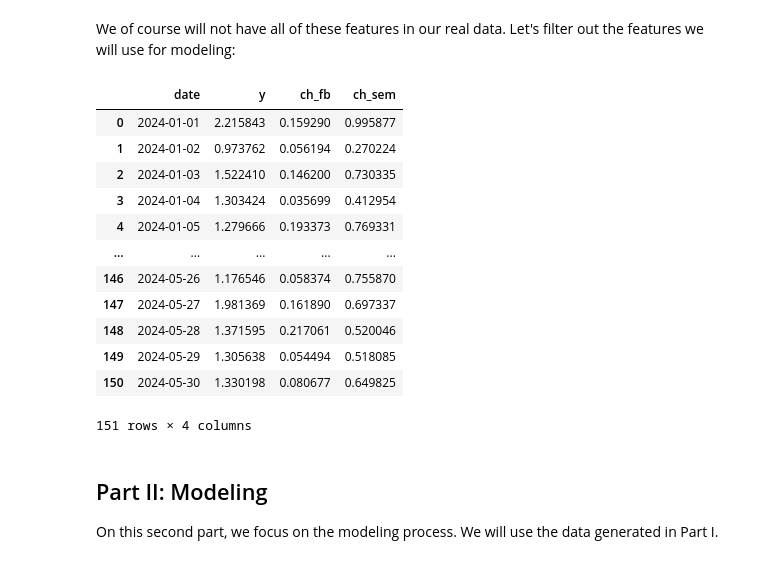
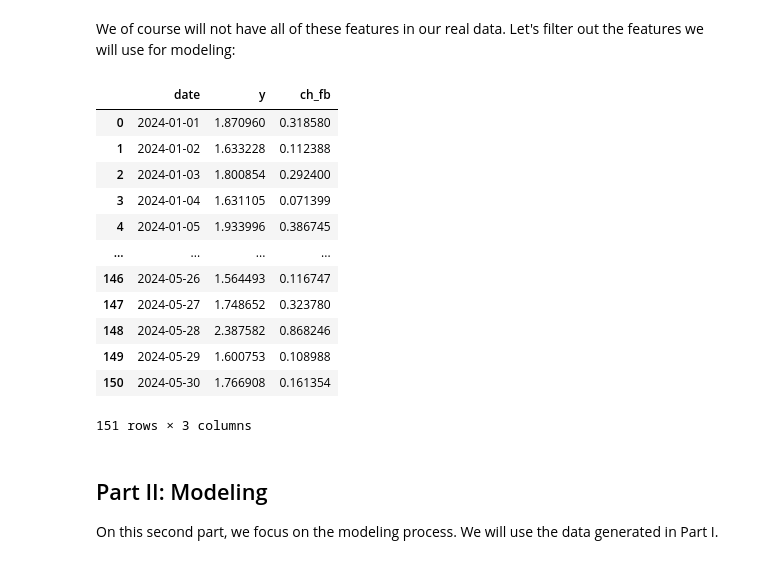
Before and after one commit to mkelk/mma_experiments, a Jupyter notebook: mmm/fbgoogle/03_mmm_example.ipynb, the cells around one changed output. Cells and saved outputs as stored; diff of their text form; code cells hidden in the pictures.

```diff
--- a/mmm/fbgoogle/03_mmm_example.ipynb
+++ b/mmm/fbgoogle/03_mmm_example.ipynb
@@ -79,23 +79,25 @@ true_values = {
 # %%
 # media spend data  Facebook
 ch_fb_rnd = rng.uniform(low=0.0, high=1.0, size=n)
-df["ch_fb"] = np.where(ch_fb_rnd > 0.9, ch_fb_rnd, ch_fb_rnd / 4)
+df["ch_fb"] = np.where(ch_fb_rnd > 0.8, ch_fb_rnd, ch_fb_rnd / 2)
 
 # media spend for X2 - Google. Gets a confounding boost from X1.
-sem_0_rnd = rng.uniform(low=0.1, high=1.0, size=n)
-sem_own = sem_0_rnd
-sem_from_fb = df["ch_fb"] * true_values["beta_fb_sem"]
-df["ch_sem"] = sem_own + sem_from_fb
+# sem_0_rnd = rng.uniform(low=0.1, high=1.0, size=n)
+# sem_own = sem_0_rnd
+
+# sem_from_fb = df["ch_fb"] * true_values["beta_fb_sem"]
+# df["ch_sem"] = sem_own + sem_from_fb
+# df["ch_sem"] = sem_own
 
 # infer "true values" for the last parameters to compare with the posterior predictive distributions
-true_values["beta_fb_0"] = df["ch_fb"].mean()
-true_values["beta_sem_0"] = sem_own.mean()
+# true_values["beta_fb_0"] = df["ch_fb"].mean()
+# true_values["beta_sem_0"] = sem_own.mean()
 
 fig, ax = plt.subplots(
     nrows=2, ncols=1, figsize=(10, 7), sharex=True, sharey=True, layout="constrained"
 )
 sns.lineplot(x="date", y="ch_fb", data=df, color="C0", ax=ax[0])
-sns.lineplot(x="date", y="ch_sem", data=df, color="C1", ax=ax[1])
+# sns.lineplot(x="date", y="ch_sem", data=df, color="C1", ax=ax[1])
 ax[1].set(xlabel="date")
 fig.suptitle("Media Costs Data", fontsize=16);
 # %% [output]
@@ -123,11 +125,13 @@ control_dayofweek = [f"dayofweek_{dayofweek}" for dayofweek in range(6)]
 df["intercept"] = true_values["beta_y0"]
 df["epsilon"] = rng.normal(loc=0.0, scale=true_values["sigma_y"], size=n)
 
+df["fb_contrib"] = df["ch_fb"] * true_values["beta_fb_y"]
+
 df["y"] = (
     df["intercept"] +
-    df["ch_fb"] * true_values["beta_fb_y"] +
-    df["ch_sem"] * true_values["beta_sem_y"]
-    + df["epsilon"]
+    df["epsilon"] +
+    df["fb_contrib"]
+    # df["ch_sem"] * true_values["beta_sem_y"]
 )
 # add day of week effect
 df["dayofweek_effect"] = df["y"] * 0
@@ -135,10 +139,10 @@ for dayofweek in range(6):
     effect = df[f"dayofweek_{dayofweek}"] * dow_gamma_true[dayofweek]
     df["dayofweek_effect"] = df["dayofweek_effect"] + effect
 
-df["y"] = df["y"] + df["dayofweek_effect"]
-# df
+# df["y"] = df["y"] + df["dayofweek_effect"]
 
 fig, ax = plt.subplots()
-sns.lineplot(x="date", y="y", color="black", data=df, ax=ax)
+sns.lineplot(x="date", y="y", color="black", data=df, ax=ax, label="y")
+sns.lineplot(x="date", y="fb_contrib", color="red", data=df, ax=ax, label="fb_contrib")
 ax.set(title="Sales (Target Variable)", xlabel="date", ylabel="y (thousands)");
 # %% [output]
@@ -159,31 +160,28 @@ We of course will not have all of these features in our real data. Let's filter
 # %%
 columns_to_keep = [
     "date",
     "y",
     "ch_fb",
-    "ch_sem",
-    # "event_1",
-    # "event_2",
-    # "dayofyear",
-] # + control_dayofweek
+    # "ch_sem",
+]
 
 data = df[columns_to_keep].copy()
 
 data
 # %% [output]
-|  | date | y | ch_fb | ch_sem |
-| 0 | 2024-01-01 | 2.215843 | 0.159290 | 0.995877 |
-| 1 | 2024-01-02 | 0.973762 | 0.056194 | 0.270224 |
-| 2 | 2024-01-03 | 1.522410 | 0.146200 | 0.730335 |
-| 3 | 2024-01-04 | 1.303424 | 0.035699 | 0.412954 |
-| 4 | 2024-01-05 | 1.279666 | 0.193373 | 0.769331 |
-| ... | ... | ... | ... | ... |
-| 146 | 2024-05-26 | 1.176546 | 0.058374 | 0.755870 |
-| 147 | 2024-05-27 | 1.981369 | 0.161890 | 0.697337 |
-| 148 | 2024-05-28 | 1.371595 | 0.217061 | 0.520046 |
-| 149 | 2024-05-29 | 1.305638 | 0.054494 | 0.518085 |
-| 150 | 2024-05-30 | 1.330198 | 0.080677 | 0.649825 |
+|  | date | y | ch_fb |
+| 0 | 2024-01-01 | 1.870960 | 0.318580 |
+| 1 | 2024-01-02 | 1.633228 | 0.112388 |
+| 2 | 2024-01-03 | 1.800854 | 0.292400 |
+| 3 | 2024-01-04 | 1.631105 | 0.071399 |
+| 4 | 2024-01-05 | 1.933996 | 0.386745 |
+| ... | ... | ... | ... |
+| 146 | 2024-05-26 | 1.564493 | 0.116747 |
+| 147 | 2024-05-27 | 1.748652 | 0.323780 |
+| 148 | 2024-05-28 | 2.387582 | 0.868246 |
+| 149 | 2024-05-29 | 1.600753 | 0.108988 |
+| 150 | 2024-05-30 | 1.766908 | 0.161354 |
-151 rows × 4 columns
+151 rows × 3 columns
 # %% [markdown]
 ## Part II: Modeling
 
```
Also changed, not shown: parts of 18 cells of this notebook, 1 other file.
